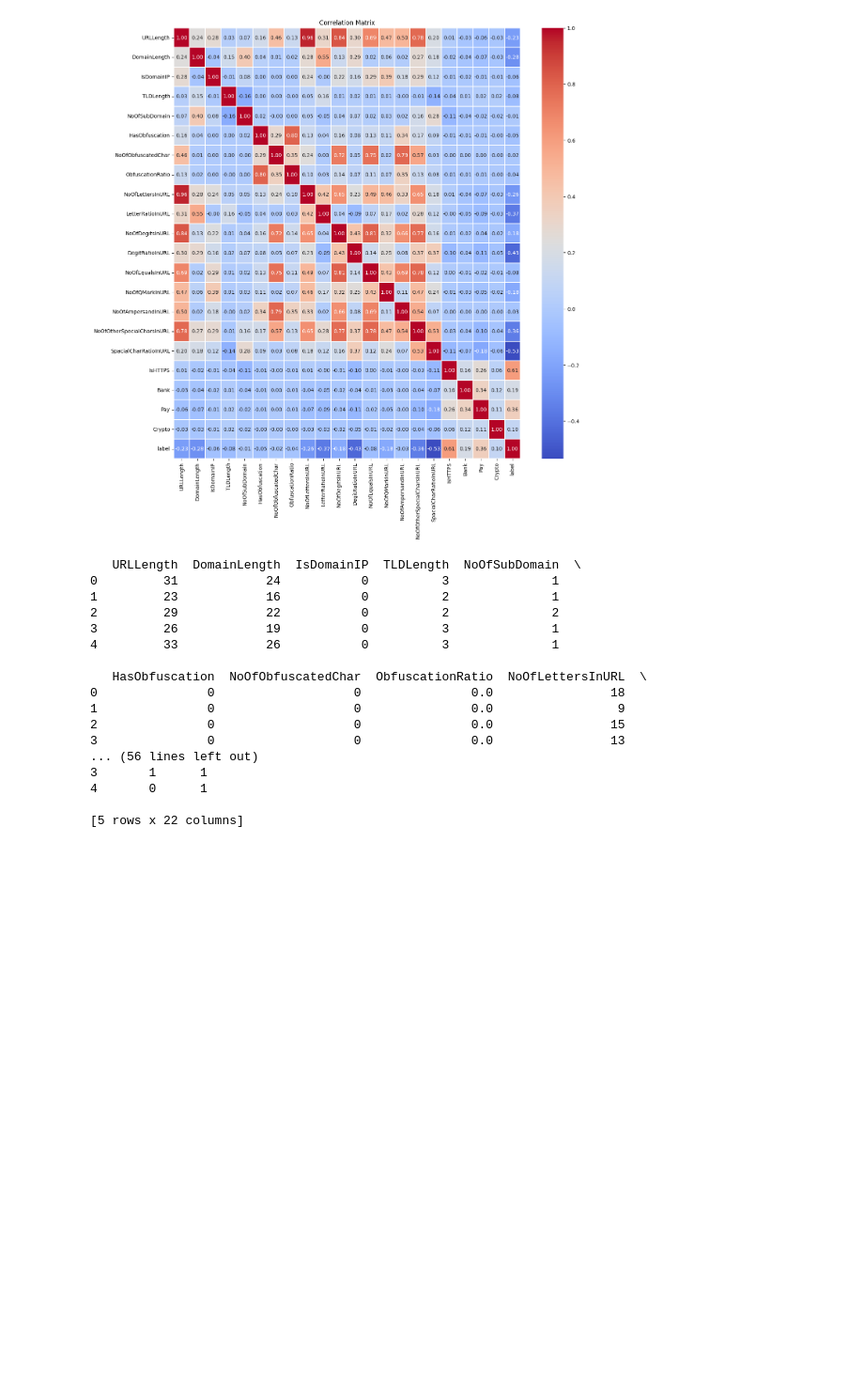
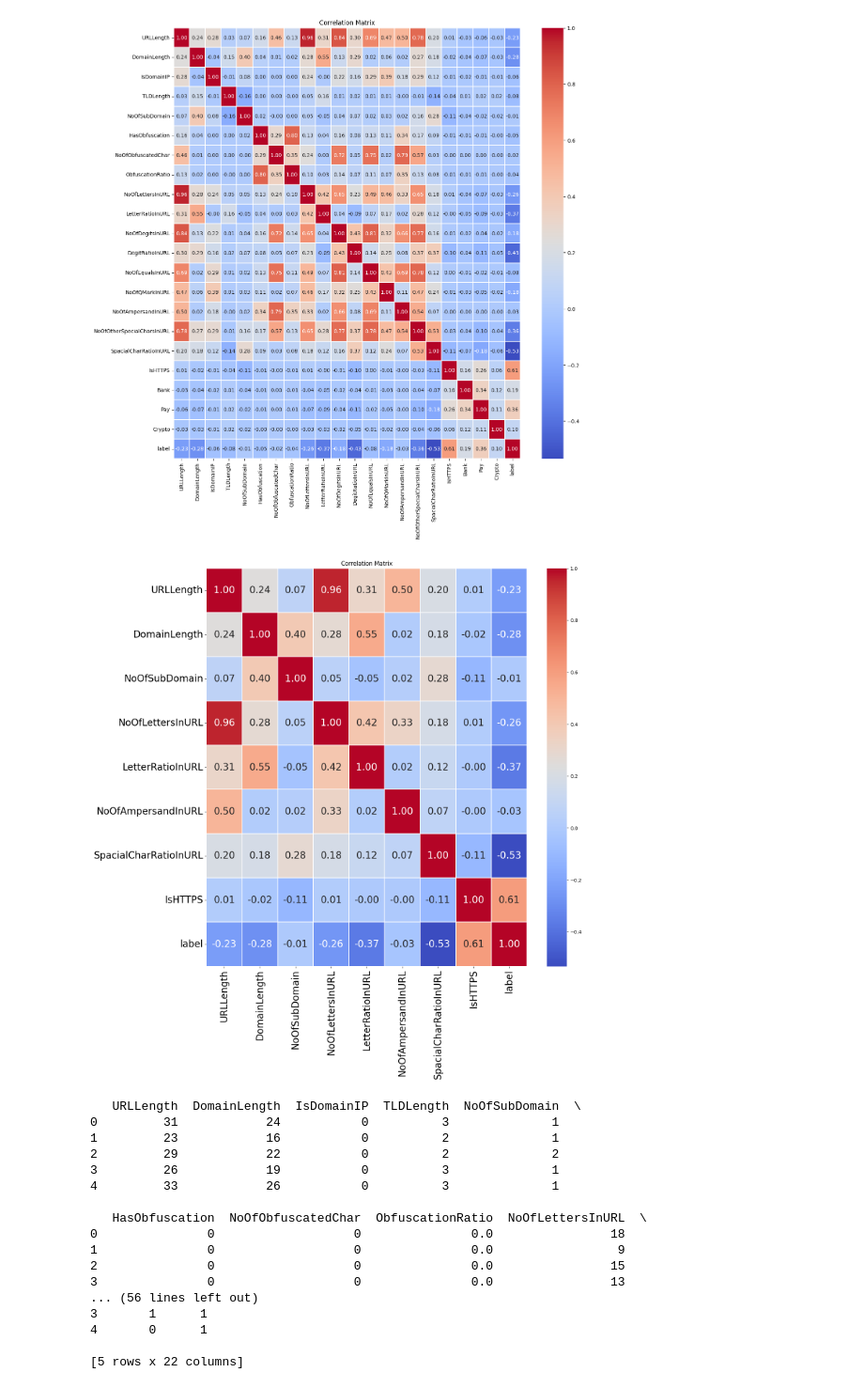
Before and after one commit to ishang999/phishing-app, a Jupyter notebook: model_code/model_code.ipynb, the cells around one changed output. Shown at 94% size. Cells and saved outputs as stored; diff of their text form; code cells hidden in the pictures; blank space fills up the shorter version.

```diff
--- a/model_code/model_code.ipynb
+++ b/model_code/model_code.ipynb
@@ -32,30 +33,43 @@ dtype: object
 # %%
 #dropping text based columns for correlation matrix
 data = data.drop(columns=['FILENAME']) #given to remove, this is simpily a ID
 data = data.drop(columns=['URL']) #is https, domain related info, and TLD is already attributes
 data = data.drop(columns=['Domain'])
 data = data.drop(columns=['Title'])
 data = data.drop(columns=['TLD'])
 
 #dropping columns that would make it difficult for user to query
 data = data.drop(columns=['CharContinuationRate'])
 data = data.drop(columns=['URLTitleMatchScore', 'DomainTitleMatchScore'])
 data = data.drop(columns=['URLCharProb'])
 data = data.drop(columns=['TLDLegitimateProb'])
 data = data.drop(columns=['URLSimilarityIndex'])
 
 #experimental, drop all features that require HTML website info
 data = data.drop(columns=['Robots', 'NoOfSelfRedirect', 'NoOfCSS', 'LineOfCode', 'LargestLineLength','HasTitle', 'HasFavicon', 'IsResponsive', 'NoOfURLRedirect', 'HasDescription', 'NoOfPopup', 'NoOfiFrame', 'HasExternalFormSubmit', 'HasCopyrightInfo', 'HasSocialNet', 'HasPasswordField', 'HasSubmitButton', 'HasHiddenFields', 'NoOfImage', 'NoOfJS', 'NoOfSelfRef', 'NoOfEmptyRef', 'NoOfExternalRef'])
 
 
 cor = data.corr()
 
 plt.figure(figsize=(15, 15))
 sns.heatmap(cor, cmap='coolwarm', linewidths=0.2, annot=True, fmt=".2f")
 plt.title("Correlation Matrix")
 plt.show()
+
+#removing more features (ONLY FOR THE PRESENTATION IMAGE)
+data_pres = data.drop(columns=['TLDLength', 'NoOfEqualsInURL', 'NoOfQMarkInURL', 'NoOfDegitsInURL', 'IsDomainIP', 'NoOfObfuscatedChar', 'ObfuscationRatio', 'Bank', 'Pay', 'Crypto', 'NoOfOtherSpecialCharsInURL', 'DegitRatioInURL', 'HasObfuscation'])
+
+cor = data_pres.corr()
+
+plt.figure(figsize=(15, 15))
+sns.heatmap(cor, cmap='coolwarm', linewidths=0.2, annot=True, fmt=".2f", annot_kws={"size": 20})
+plt.xticks(fontsize=20)
+plt.yticks(fontsize=20)
+plt.title("Correlation Matrix")
+plt.show()
 # %% [output]
 [figure]
+[figure, added]
 # %%
 #more preprocessing
 print(data.head())
```
Also changed, not shown: parts of 11 cells of this notebook.
